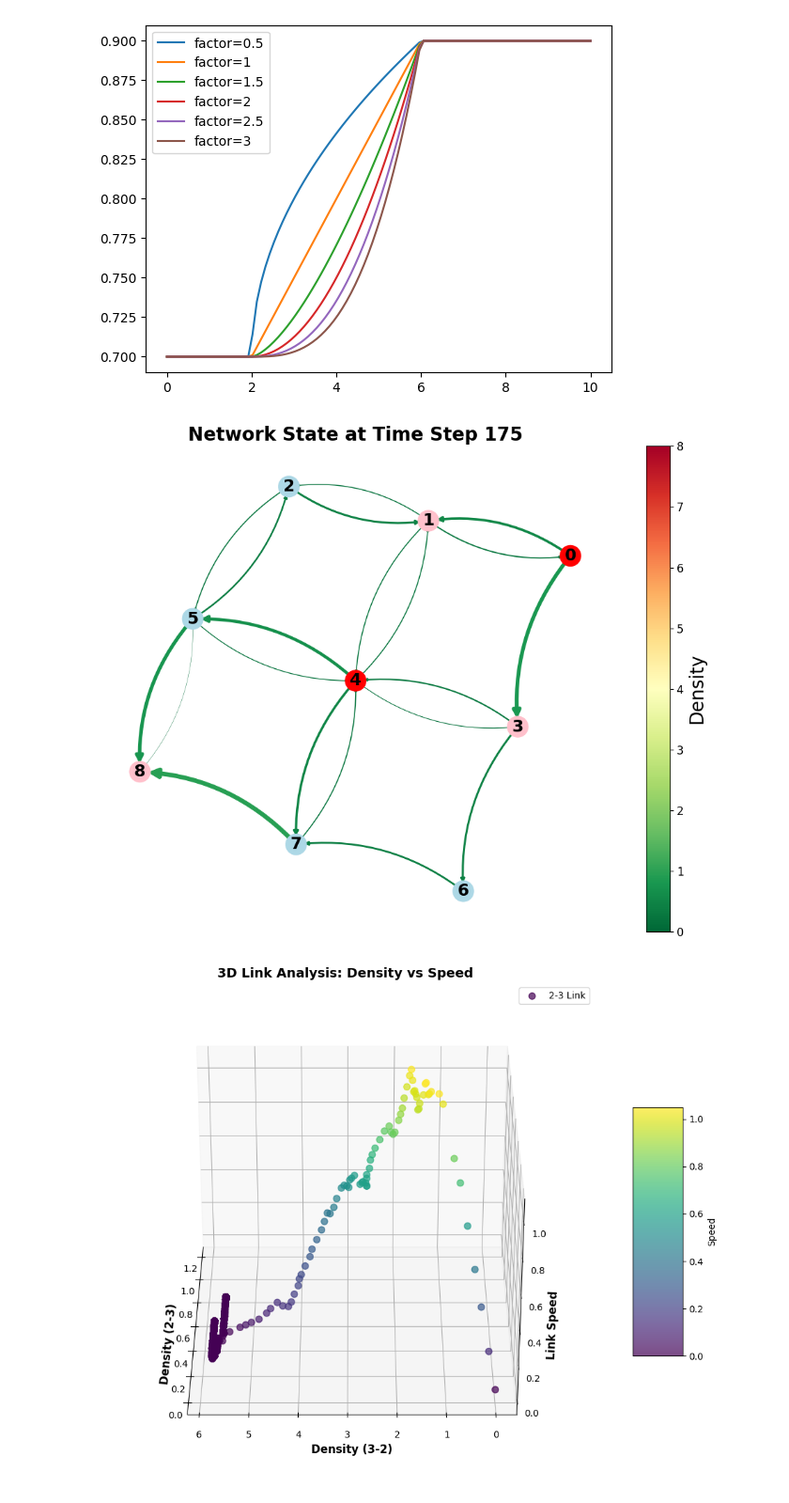
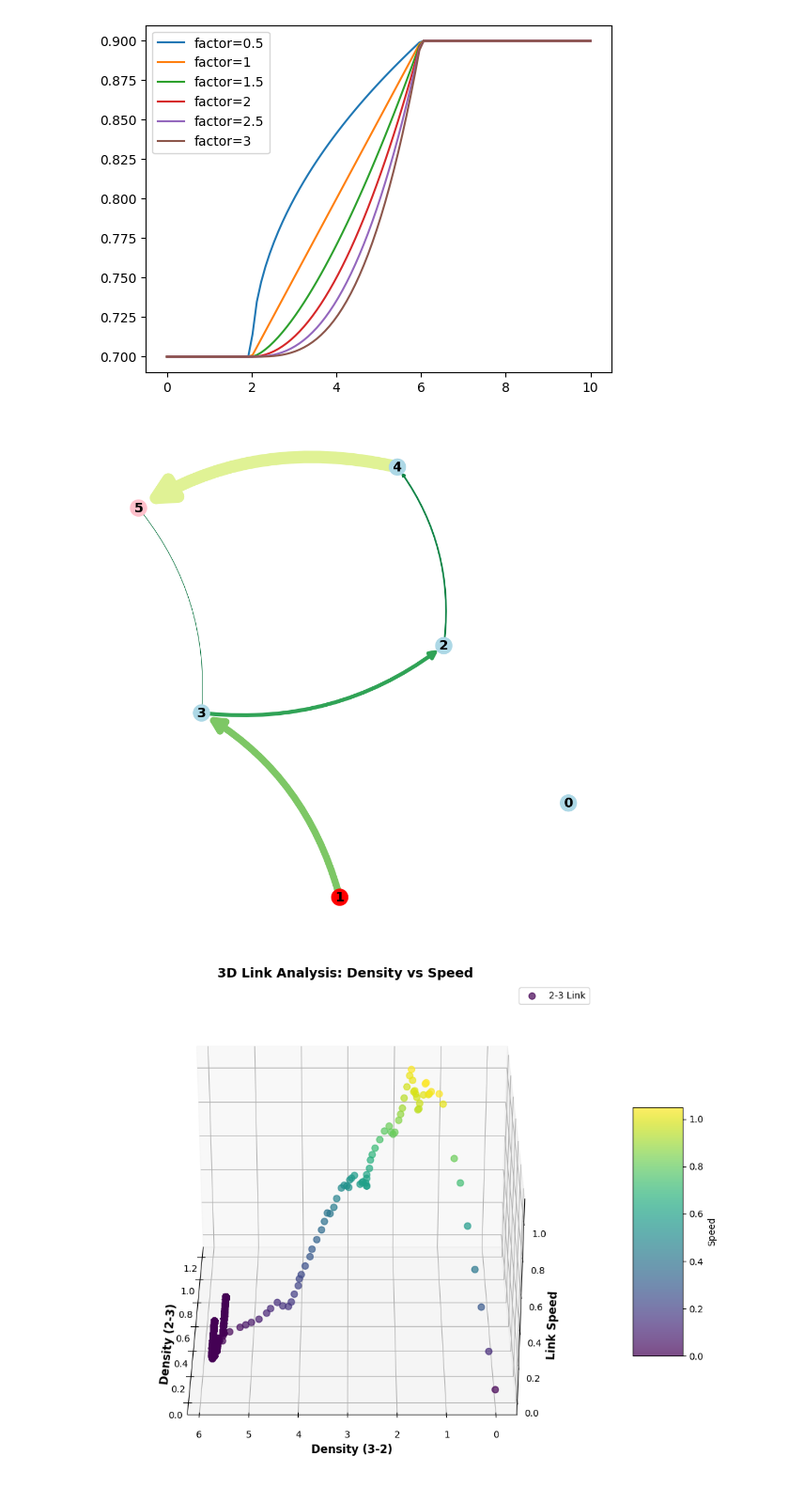
Before and after one commit to WaimenMak/PedNStream, a Jupyter notebook: draft.ipynb, the cells around one changed output. Shown at 94% size. Saved outputs shown, nothing was run; the diff lists cells and outputs as text; code cells hidden in the pictures.

```diff
--- a/draft.ipynb
+++ b/draft.ipynb
@@ -714,14 +714,19 @@ plt.show()
 # %%
 import os
 from src.utils.visualizer import NetworkVisualizer
+sc_name = "six_node_exp"
 output_dir = os.path.join(".", "outputs")
-visualizer = NetworkVisualizer(simulation_dir=os.path.join(output_dir, "nine_node"))
+visualizer = NetworkVisualizer(simulation_dir=os.path.join(output_dir, sc_name))
 # visualizer = NetworkVisualizer(simulation_dir=os.path.join(output_dir, "delft_directions"), pos=pos)
-time_step = 200
-fig, ax = visualizer.visualize_network_state(time_step=175, edge_property='density', with_colorbar=True)
-fig.savefig("./fig/nine_node.pdf", format="pdf")
+time_step = 450
+fig, ax = visualizer.visualize_network_state(time_step=time_step,
+                                              edge_property='density',
+                                              with_colorbar=False,
+                                              set_title=False,
+                                              figsize=(10, 10))
+fig.savefig(f"./fig/{sc_name}.pdf", format="pdf")
 # %% [output]
-[figure, old version]
+[figure, new version]
 # %%
 import matplotlib.pyplot as plt
 from mpl_toolkits.mplot3d import Axes3D
```
Also changed, not shown: parts of 7 cells of this notebook, 3 other files.
